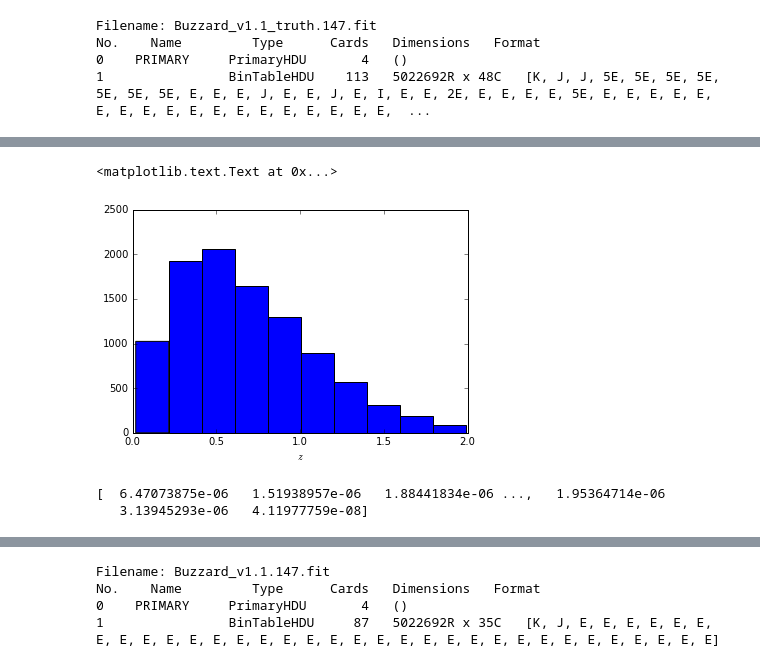
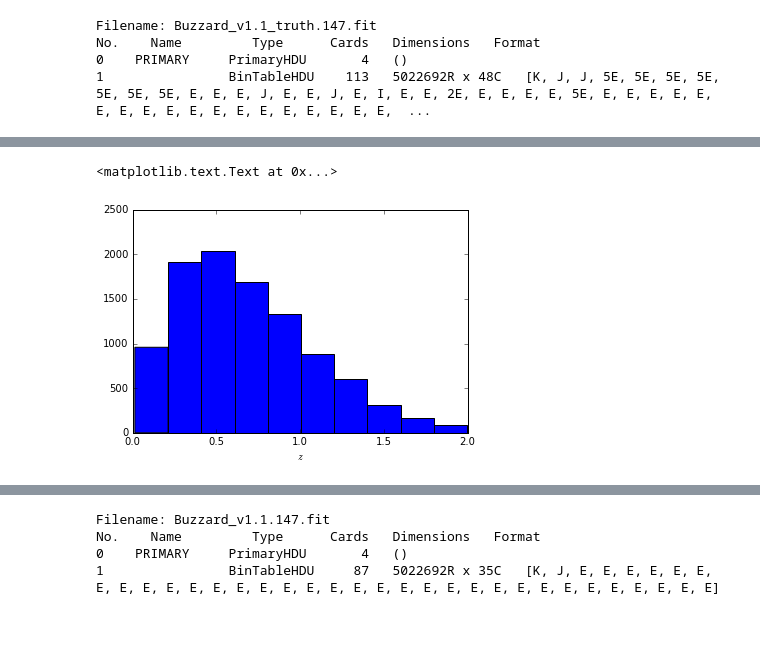
Before and after one commit to aimalz/pretzal, a Jupyter notebook: data-exploration.ipynb, the cells around one changed output, grey strips where cells are left out. Cells and saved outputs as stored; diff of their text form; code cells hidden in the pictures; blank space fills up the shorter version.

```diff
--- a/data-exploration.ipynb
+++ b/data-exploration.ipynb
@@ -39,19 +117,13 @@ tru_data = tru_hdulist[1].data
 # %%
 # warning, KDE is slow!
 # X = np.random.choice(tru_data['Z'],10000)
 # kde_test = kde.KernelDensity(kernel='gaussian', bandwidth=1.).fit(X.reshape(-1,1))
 # X_plot = np.linspace(np.min(X), np.max(X), 1000)[:, np.newaxis]
 # res = kde_test.score_samples(X_plot)
 # plt.plot(X_plot[:, 0], res)
 
-plt.hist(np.random.choice(tru_data['Z'],10000))
+plt.hist(tru_data['Z'])
 plt.xlabel(r'$z$')
 # %% [output]
 <matplotlib.text.Text at 0x...>
-[figure, old version]
+[figure, new version]
-# %%
-indices = np.random.choice(range(0,len(tru_data)),10000)
-print(tru_data['COEFFS'][indices][:,0])
-# %% [output]
-[  6.47073875e-06   1.51938957e-06   1.88441834e-06 ...,   1.95364714e-06
-   3.13945293e-06   4.11977759e-08]
```
Also changed, not shown: parts of 12 cells of this notebook.
